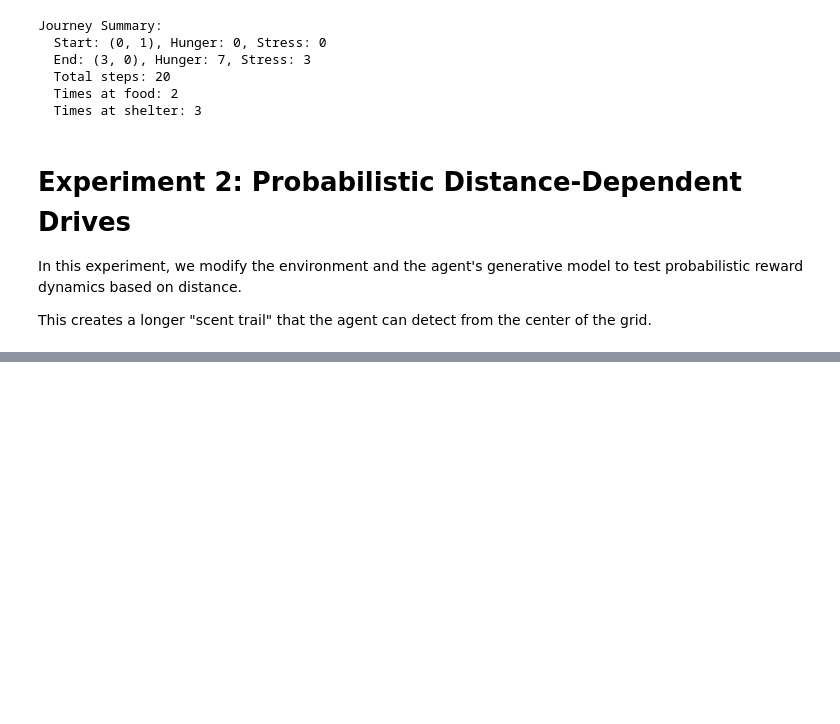
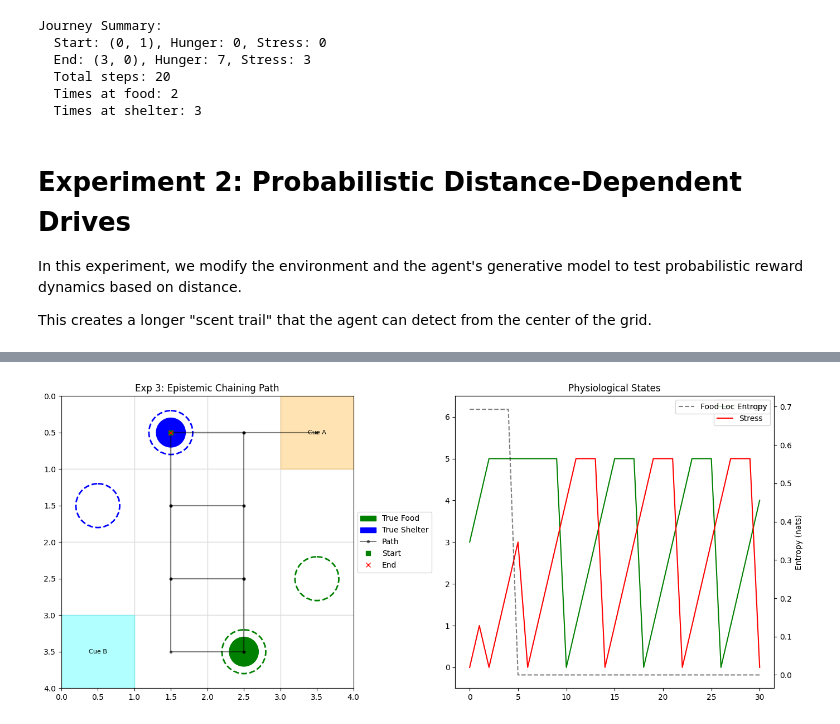
Before and after one commit to Ryan-Palmer/Active-Inference-Agent, a Jupyter notebook: docs/notebooks/Forager.ipynb, the cells around one changed output, grey strips where cells are left out. Saved outputs shown, nothing was run; the diff lists cells and outputs as text; code cells hidden in the pictures; blank space fills up the shorter version.

Commit message:
Epistemic chaining with drive oscillation

```diff
--- a/docs/notebooks/Forager.ipynb
+++ b/docs/notebooks/Forager.ipynb
@@ -1241,0 +1676,67 @@ Experiment 2 Finished.
+# %%
+# 9. Visualization Experiment 3
+fig, axes = plt.subplots(1, 2, figsize=(14, 6))
+
+# Map
+ax_map = axes[0]
+ax_map.set_xlim(0, 4)
+ax_map.set_ylim(4, 0)
+ax_map.set_aspect('equal')
+ax_map.set_title("Exp 3: Epistemic Chaining Path")
+
+# Grid Lines
+for y in range(4):
+    for x in range(4):
+        rect = patches.Rectangle((x, y), 1, 1, linewidth=1, edgecolor='#ddd', facecolor='white')
+        ax_map.add_patch(rect)
+
+# Draw Features
+# Cues
+ax_map.add_patch(patches.Rectangle((cue1_loc_3[1], cue1_loc_3[0]), 1, 1, color='orange', alpha=0.3))
+ax_map.text(cue1_loc_3[1]+0.5, cue1_loc_3[0]+0.5, "Cue A", ha='center', va='center', fontsize=8)
+
+ax_map.add_patch(patches.Rectangle((cue2_loc_3[1], cue2_loc_3[0]), 1, 1, color='cyan', alpha=0.3))
+ax_map.text(cue2_loc_3[1]+0.5, cue2_loc_3[0]+0.5, "Cue B", ha='center', va='center', fontsize=8)
+
+# Potential Rewards (Hollow)
+for fl in food_locs_3:
+    ax_map.add_patch(patches.Circle((fl[1]+0.5, fl[0]+0.5), 0.3, fill=False, edgecolor='green', linewidth=2, linestyle='--'))
+for sl in shelter_locs_3:
+    ax_map.add_patch(patches.Circle((sl[1]+0.5, sl[0]+0.5), 0.3, fill=False, edgecolor='blue', linewidth=2, linestyle='--'))
+
+# True Rewards (Solid) - Cheat for viz
+true_f = food_locs_3[true_f_ctx]
+true_s = shelter_locs_3[true_s_ctx]
+ax_map.add_patch(patches.Circle((true_f[1]+0.5, true_f[0]+0.5), 0.2, color='green', label='True Food'))
+ax_map.add_patch(patches.Circle((true_s[1]+0.5, true_s[0]+0.5), 0.2, color='blue', label='True Shelter'))
+
+# Path
+locs_arr = np.array(hist_locs_3)
+ax_map.plot(locs_arr[:,1]+0.5, locs_arr[:,0]+0.5, 'k.-', alpha=0.5, label='Path')
+# Start/End
+ax_map.plot(locs_arr[0,1]+0.5, locs_arr[0,0]+0.5, 'gs', label='Start')
+ax_map.plot(locs_arr[-1,1]+0.5, locs_arr[-1,0]+0.5, 'rx', label='End')
+ax_map.legend(loc='center left', bbox_to_anchor=(1, 0.5))
+
+# Stats
+ax_stats = axes[1]
+ax_stats.plot(hist_hunger_3, 'g', label='Hunger')
+ax_stats.plot(hist_stress_3, 'r', label='Stress')
+ax_stats.set_title("Physiological States")
+ax_stats.set_ylim(-0.5, 6.5)
+ax_stats.legend()
+
+# Entropy (Uncertainty)
+def get_entropy(dist):
+    return -np.sum(dist * np.log(dist + 1e-16))
+
+ax_ent = ax_stats.twinx()
+k_h = [get_entropy(d) for d in hist_context_food]
+ax_ent.plot(k_h, 'k--', label='Food Loc Entropy', alpha=0.5)
+ax_ent.set_ylabel("Entropy (nats)")
+ax_ent.legend(loc='upper right')
+
+plt.tight_layout()
+plt.show()
+# %% [output]
+[figure, added]
```
Also changed, not shown: parts of 7 cells of this notebook.
